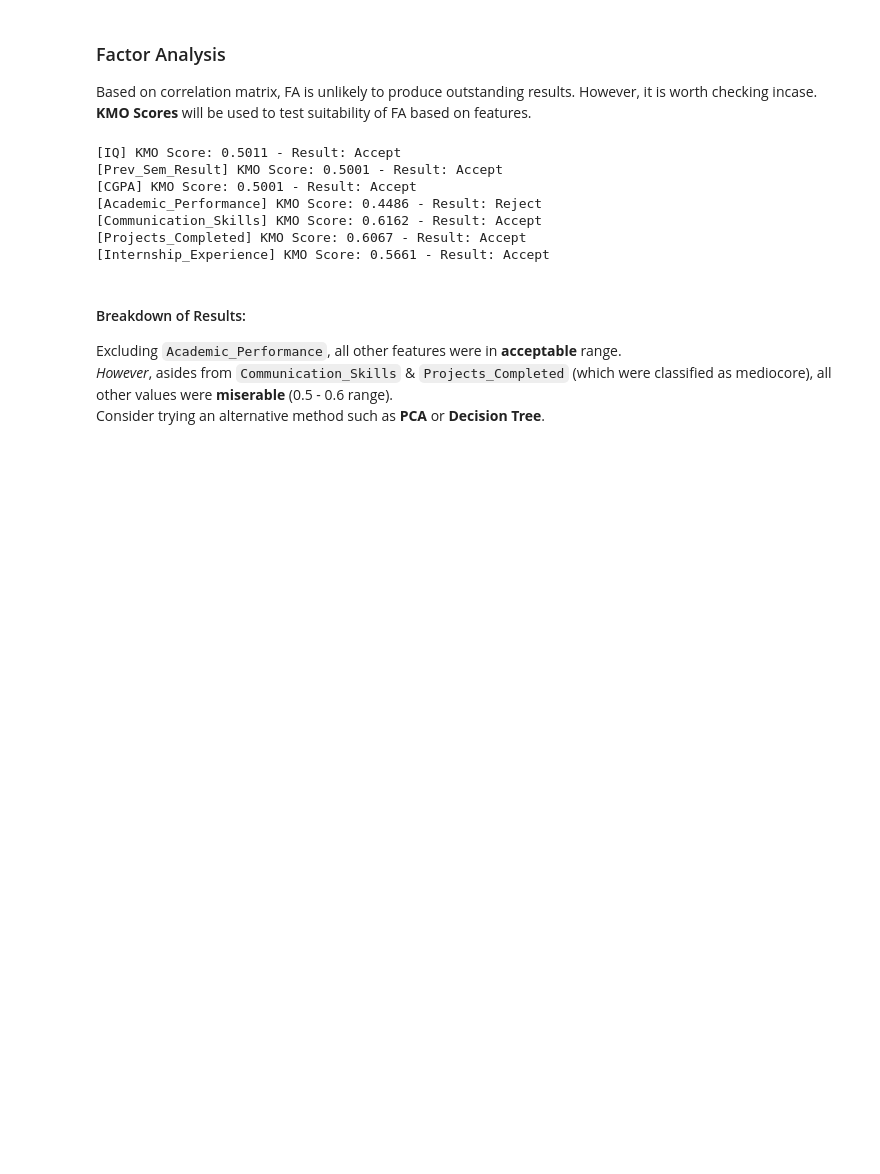
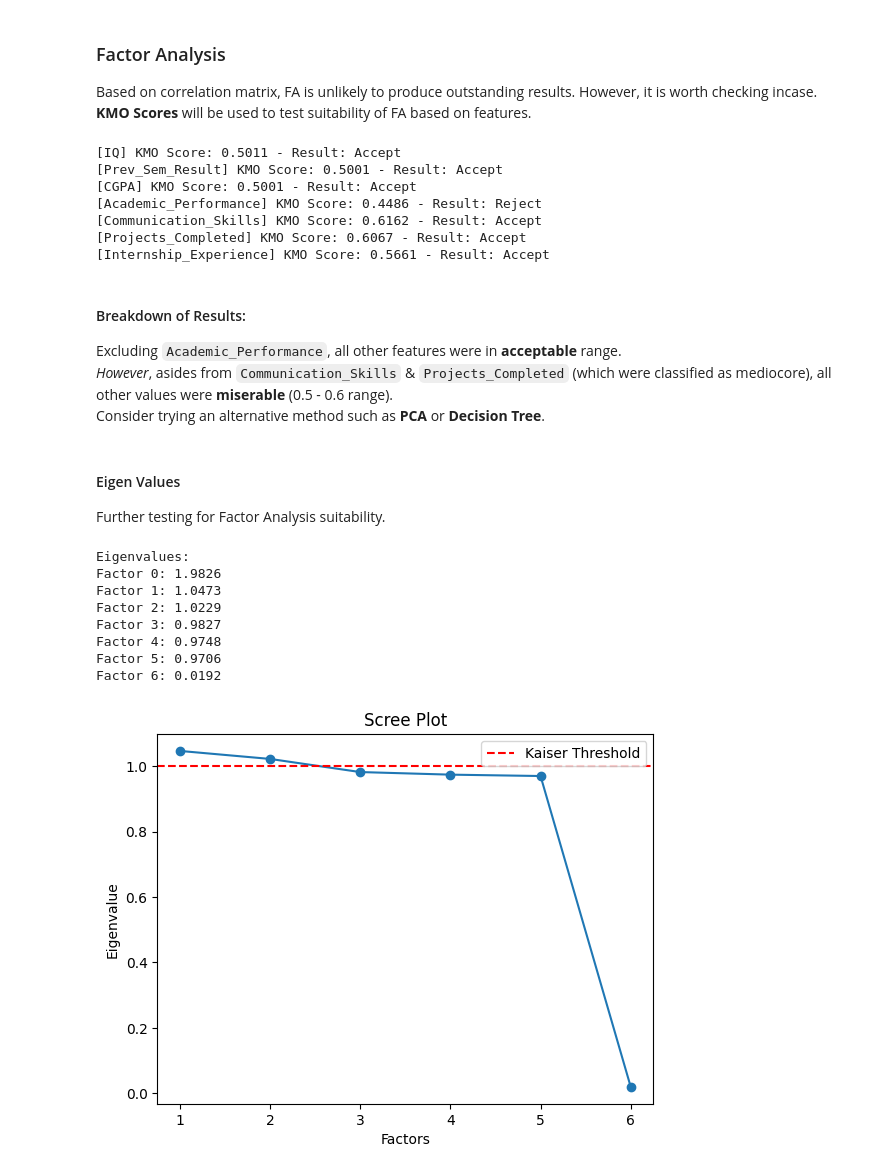
Before and after one commit to Chungj2000/DataAnalysis, a Jupyter notebook: Kaggle/College Student Placement Factors/Workbook.ipynb, the cells around one changed output. Saved outputs shown, nothing was run; the diff lists cells and outputs as text; code cells hidden in the pictures; blank space fills up the shorter version.

````diff
--- a/Kaggle/College Student Placement Factors/Workbook.ipynb
+++ b/Kaggle/College Student Placement Factors/Workbook.ipynb
@@ -260,3 +265,37 @@ for x, feature in enumerate(fa_features):
 Excluding ```Academic_Performance```, all other features were in **acceptable** range. <br>
 *However*, asides from  ```Communication_Skills``` & ```Projects_Completed``` (which were classified as mediocore), all other values were **miserable** (0.5 - 0.6 range). <br>
 Consider trying an alternative method such as **PCA** or **Decision Tree**. <br>
+# %% [markdown]
+#### Eigen Values ####
+Further testing for Factor Analysis suitability.
+# %%
+fa_model = FactorAnalyzer(rotation='varimax')
+fa_model.fit(data[fa_features])
+
+eigen_values, v = fa_model.get_eigenvalues()
+kaiser_threshold = 1 #Accept variables with eigen values above this. Default is 1.
+
+print('Eigenvalues: ')
+
+for x in range(len(eigen_values)):
+    print(f'Factor {x}: {eigen_values[x]:.4f}')
+
+plt.plot(range(1, len(eigen_values)), eigen_values[1:], marker='o')
+plt.title('Scree Plot')
+plt.xlabel('Factors')
+plt.ylabel('Eigenvalue')
+
+plt.axhline(y=kaiser_threshold, color='red', linestyle='--', label='Kaiser Threshold')
+plt.legend()
+
+plt.show()
+# %% [output]
+Eigenvalues:
+Factor 0: 1.9826
+Factor 1: 1.0473
+Factor 2: 1.0229
+Factor 3: 0.9827
+Factor 4: 0.9748
+Factor 5: 0.9706
+Factor 6: 0.0192
+[figure, added]
````
Also changed, not shown: parts of 3 cells of this notebook.
